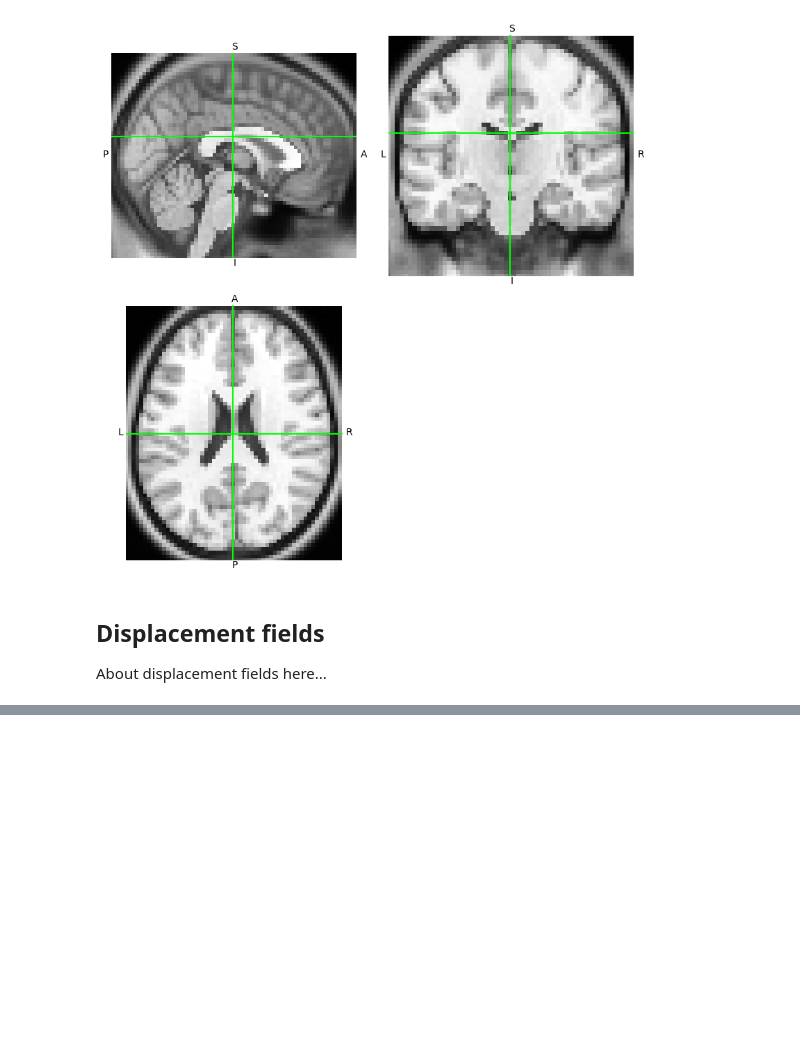
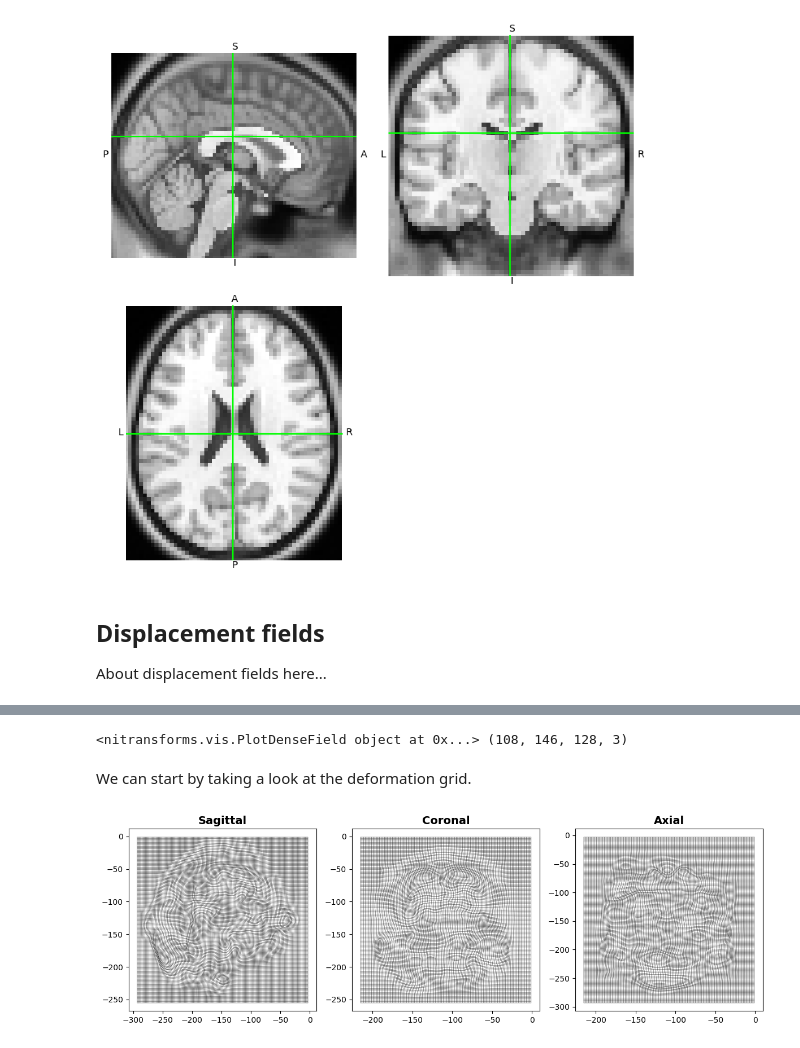
Before and after one commit to nipy/nitransforms, a Jupyter notebook: docs/notebooks/Visualizing transforms.ipynb, the cells around one changed output, grey strips where cells are left out. Drawn from its saved outputs; the diff is of its cells as text; code cells hidden in the pictures; blank space fills up the shorter version.

```diff
--- a/docs/notebooks/Visualizing transforms.ipynb
+++ b/docs/notebooks/Visualizing transforms.ipynb
@@ -89,0 +96,27 @@ pdf.plot_quiverdsm(
+# %%
+transform_3d = Path(os.getenv("TEST_DATA_HOME", str(Path.home() / "workspace/nitransforms/nitransforms/tests/data"))) / "ds-005_sub-01_from-OASIS_to-T1_warp_fsl.nii.gz"
+# %%
+xslice, yslice, zslice = 50, 50, 50
+
+pdf_3d = PlotDenseField(
+    transform=transform_3d,
+    is_deltas=True,
+)
+print(pdf_3d, pdf_3d._xfm._field.shape)
+# %% [output]
+<nitransforms.vis.PlotDenseField object at 0x...> (108, 146, 128, 3)
+# %% [markdown]
+We can start by taking a look at the deformation grid.
+# %%
+fig, axes = plt.subplots(1, 3, figsize=(12, 4), tight_layout=True)
+pdf_3d.plot_distortion(
+    axes=axes,
+    xslice=xslice,
+    yslice=yslice,
+    zslice=zslice,
+    lw=0.25,
+    show_brain=False,
+)
+plt.show()
+# %% [output]
+[figure, added]
```
Also changed, not shown: parts of 20 cells of this notebook, 1 other file.
